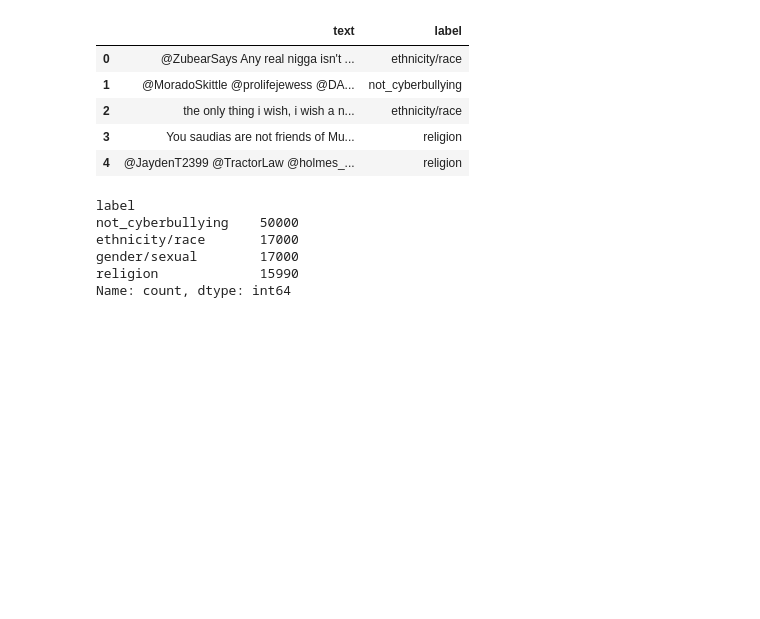
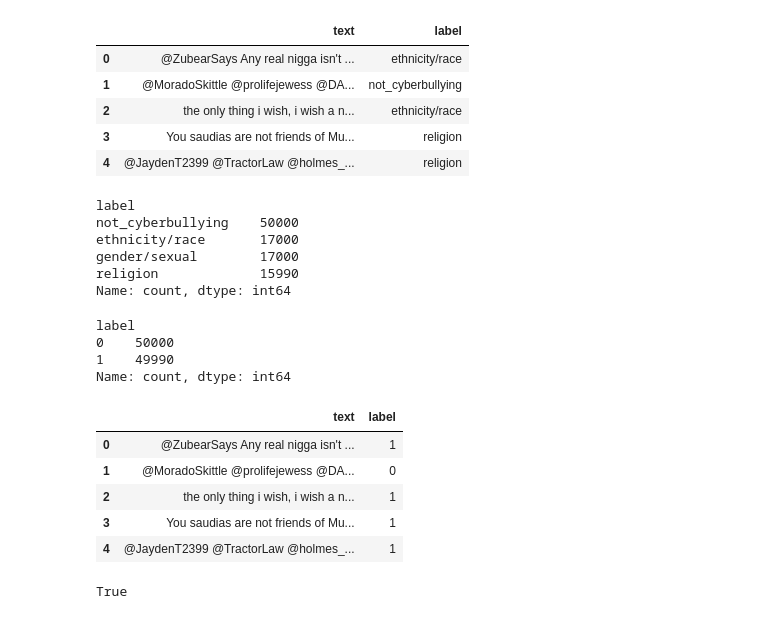
Before and after one commit to AbdulManaf12/Hate-Speech-Detection, a Jupyter notebook: Dataset Statistics/dataset_merging.ipynb, the cells around one changed output. Saved outputs shown, nothing was run; the diff lists cells and outputs as text; code cells hidden in the pictures; blank space fills up the shorter version.

```diff
--- a/Dataset Statistics/dataset_merging.ipynb
+++ b/Dataset Statistics/dataset_merging.ipynb
@@ -224,8 +234,8 @@ Source: https://www.kaggle.com/datasets/momo12341234/cyberbully-detection-datase
 # %%
 import pandas as pd
 
-df7 = pd.read_csv(f"G:\My Drive\Hate Speech_Multilingual\datasets\#7 Cyberbully Detection Dataset\cb_multi_labeled_balanced.csv")
-df7.head()
+df6 = pd.read_csv(f"G:\My Drive\Hate Speech_Multilingual\datasets\#7 Cyberbully Detection Dataset\cb_multi_labeled_balanced.csv")
+df6.head()
 # %% [output]
 |  | text | label |
 | 0 | @ZubearSays Any real nigga isn't ... | ethnicity/race |
@@ -242,3 +252,24 @@ ethnicity/race       17000
 gender/sexual        17000
 religion             15990
 Name: count, dtype: int64
+# %%
+df6['label'] = df6['label'].map({'not_cyberbullying':0, 'ethnicity/race': 1, 'gender/sexual': 1, 'religion': 1})
+df6['label'].value_counts()
+# %% [output]
+label
+0    50000
+1    49990
+Name: count, dtype: int64
+# %%
+df6.head()
+# %% [output]
+|  | text | label |
+| 0 | @ZubearSays Any real nigga isn't ... | 1 |
+| 1 | @MoradoSkittle @prolifejewess @DA... | 0 |
+| 2 | the only thing i wish, i wish a n... | 1 |
+| 3 | You saudias are not friends of Mu... | 1 |
+| 4 | @JaydenT2399 @TractorLaw @holmes_... | 1 |
+# %%
+df2['text'].values[10] in df5['text'].values
+# %% [output]
+True
```
Also changed, not shown: parts of 5 cells of this notebook.
